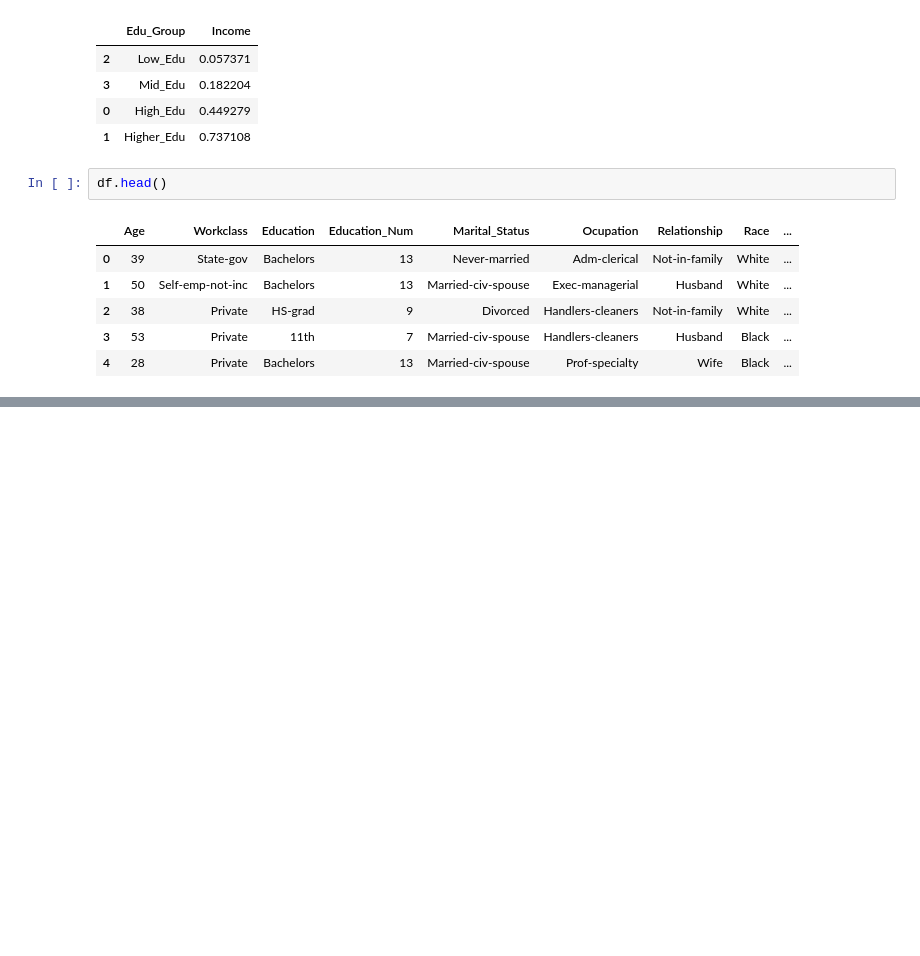
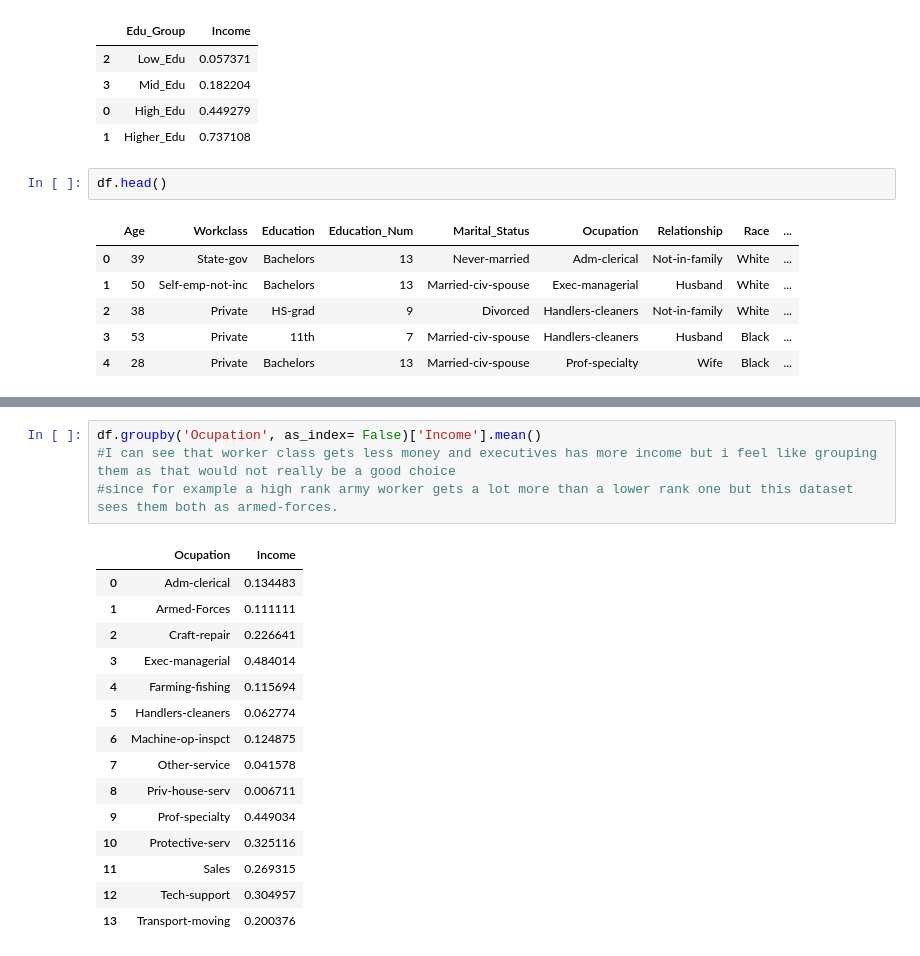
Before and after one commit to baranCapik/machine-learning-on-adult-dataset, a Jupyter notebook: Kaggle-Adult-Ver1.ipynb, the cells around one changed output, grey strips where cells are left out. Cells and saved outputs as stored; diff of their text form; blank space fills up the shorter version.

```diff
--- a/Kaggle-Adult-Ver1.ipynb
+++ b/Kaggle-Adult-Ver1.ipynb
@@ -235,0 +261,20 @@ df.groupby('Marital_Status', as_index=False)['Income'].mean()
+# %%
+df.groupby('Ocupation', as_index= False)['Income'].mean()
+#I can see that worker class gets less money and executives has more income but i feel like grouping them as that would not really be a good choice
+#since for example a high rank army worker gets a lot more than a lower rank one but this dataset sees them both as armed-forces.
+# %% [output]
+|  | Ocupation | Income |
+| 0 | Adm-clerical | 0.134483 |
+| 1 | Armed-Forces | 0.111111 |
+| 2 | Craft-repair | 0.226641 |
+| 3 | Exec-managerial | 0.484014 |
+| 4 | Farming-fishing | 0.115694 |
+| 5 | Handlers-cleaners | 0.062774 |
+| 6 | Machine-op-inspct | 0.124875 |
+| 7 | Other-service | 0.041578 |
+| 8 | Priv-house-serv | 0.006711 |
+| 9 | Prof-specialty | 0.449034 |
+| 10 | Protective-serv | 0.325116 |
+| 11 | Sales | 0.269315 |
+| 12 | Tech-support | 0.304957 |
+| 13 | Transport-moving | 0.200376 |
```
Also changed, not shown: parts of 14 cells of this notebook.
